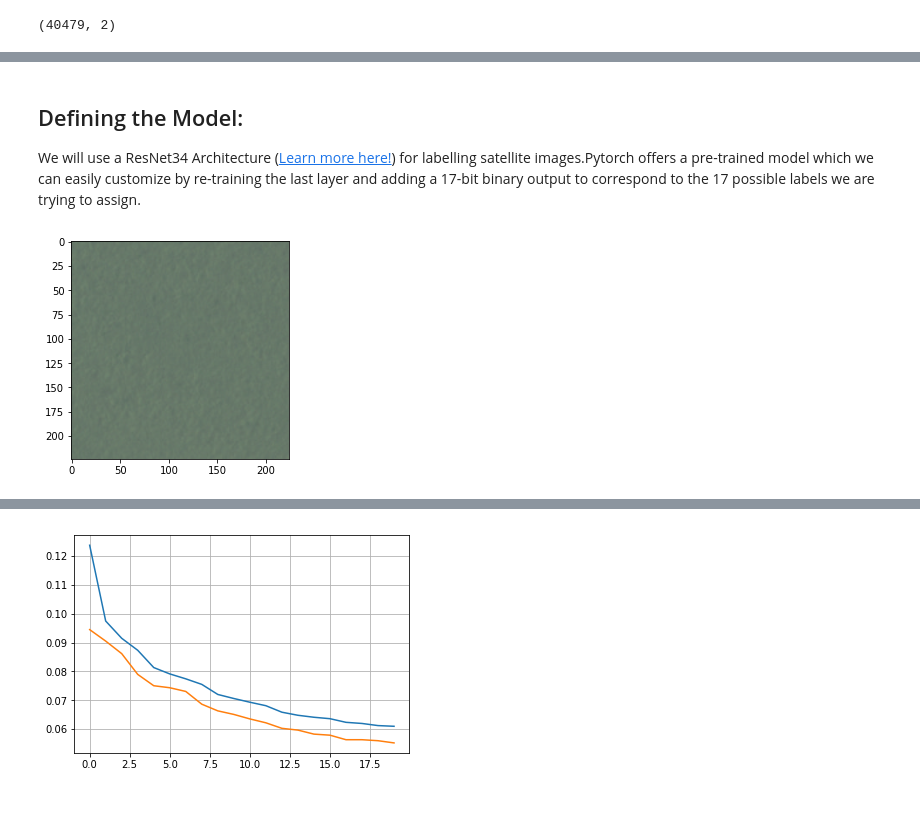
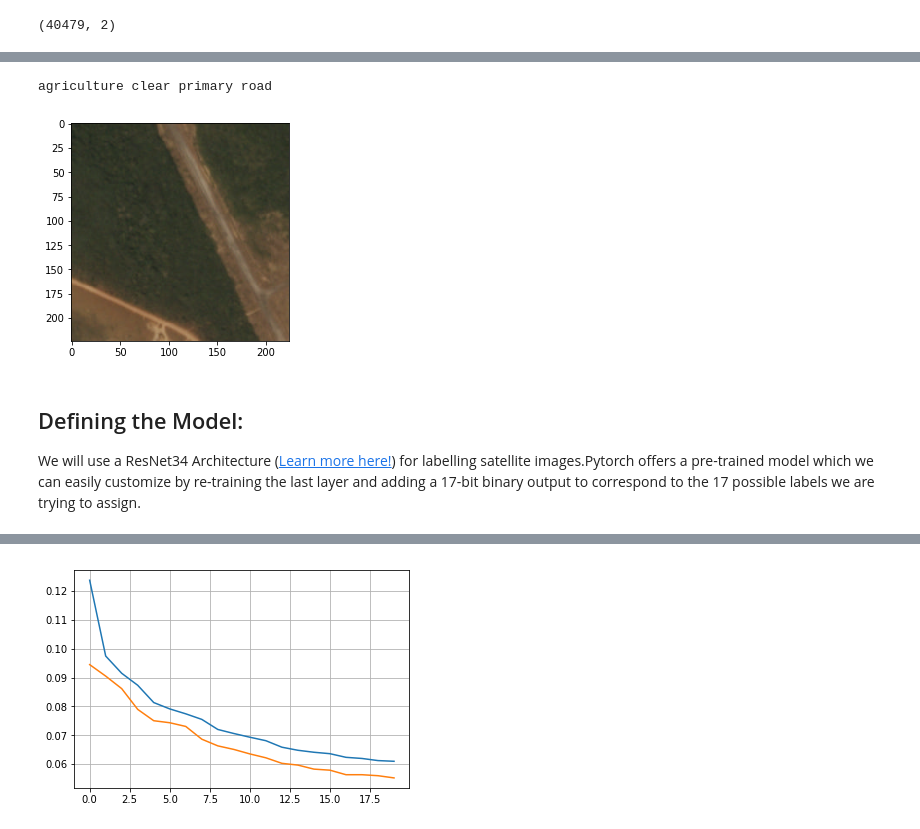
Before and after one commit to SamWheating/MLExampleProjects, a Jupyter notebook: planet-challenge/SatelliteImageClassification.ipynb, the cells around one changed output, grey strips where cells are left out. Cells and saved outputs as stored; diff of their text form; code cells hidden in the pictures.

```diff
--- a/planet-challenge/SatelliteImageClassification.ipynb
+++ b/planet-challenge/SatelliteImageClassification.ipynb
@@ -72,8 +77,19 @@ labels = labels.iloc[:]
 # %%
-# Get one-hot encodng for all samples.
+# Get one-hot encoding for all samples.
 def one_hot_encode(tags):
     possible_labels = ["agriculture", "artisinal_mine", "bare_ground", "blooming", "blow_down", "clear", "cloudy", "conventional_mine", "cultivation", "habitation", "haze", "partly_cloudy", "primary", "road", "selective_logging", "slash_burn", "water"]
     output = [(1.0 if label in tags.split(" ") else 0.0) for label in possible_labels]
     return output
 
+# Turn the one hot encoding (or positive/negative encoding) back into a string of labels.
+def onehot_decode(prediction):
+    possible_labels = ["agriculture", "artisinal_mine", "bare_ground", "blooming", "blow_down", "clear", "cloudy", "conventional_mine", "cultivation", "habitation", "haze", "partly_cloudy", "primary", "road", "selective_logging", "slash_burn", "water"]
+    onehot = [True if i > 0 else False for i in prediction]
+    prediction_string = ""
+    for i in range(len(onehot)):
+        if onehot[i]:
+            prediction_string += (" " + possible_labels[i])
+
+    return prediction_string[1:]
+
 labels['one_hot'] = list(map(one_hot_encode, labels['tags']))
@@ -144,0 +159,16 @@ class PlanetDataset(Dataset):
+# %%
+# Inspect an image
+
+# Run this cell as many times as you want to see a random image and its labels.
+
+def show(img):
+    # This function will show an image from our dataset.
+    npimg = 1 - img.numpy()
+    plt.imshow(np.transpose(npimg, (1,2,0)), interpolation='nearest')
+
+image, image_labels = train_dataset[random.randint(0,len(train_dataset))]
+print(onehot_decode(image_labels.numpy()))
+show(image)
+# %% [output]
+agriculture clear primary road
+[figure, added]
@@ -159,18 +235,0 @@ dataloaders = {'train': train_dataloader, 'val': val_dataloader}
-# %%
-def imshow(inp, title=None):
-    """Imshow for Tensor."""
-    inp = inp.numpy().transpose((1, 2, 0))
-    #mean = np.array([0.485, 0.456, 0.406])
-    mean = np.array([0.1, 0.1, 0.1])
-    std = np.array([0.4, 0.5, 0.4])
-    inp = std * inp + mean
-    inp = np.clip(inp, 0, 1)
-    plt.imshow(inp)
-    if title is not None:
-        plt.title(title)
-    plt.pause(0.001)  # pause a bit so that plots are updated
-
-image = train_dataset[random.randint(0,1000)][0]
-imshow(image)
-# %% [output]
-[figure, removed]
```
Also changed, not shown: parts of 30 cells of this notebook.
